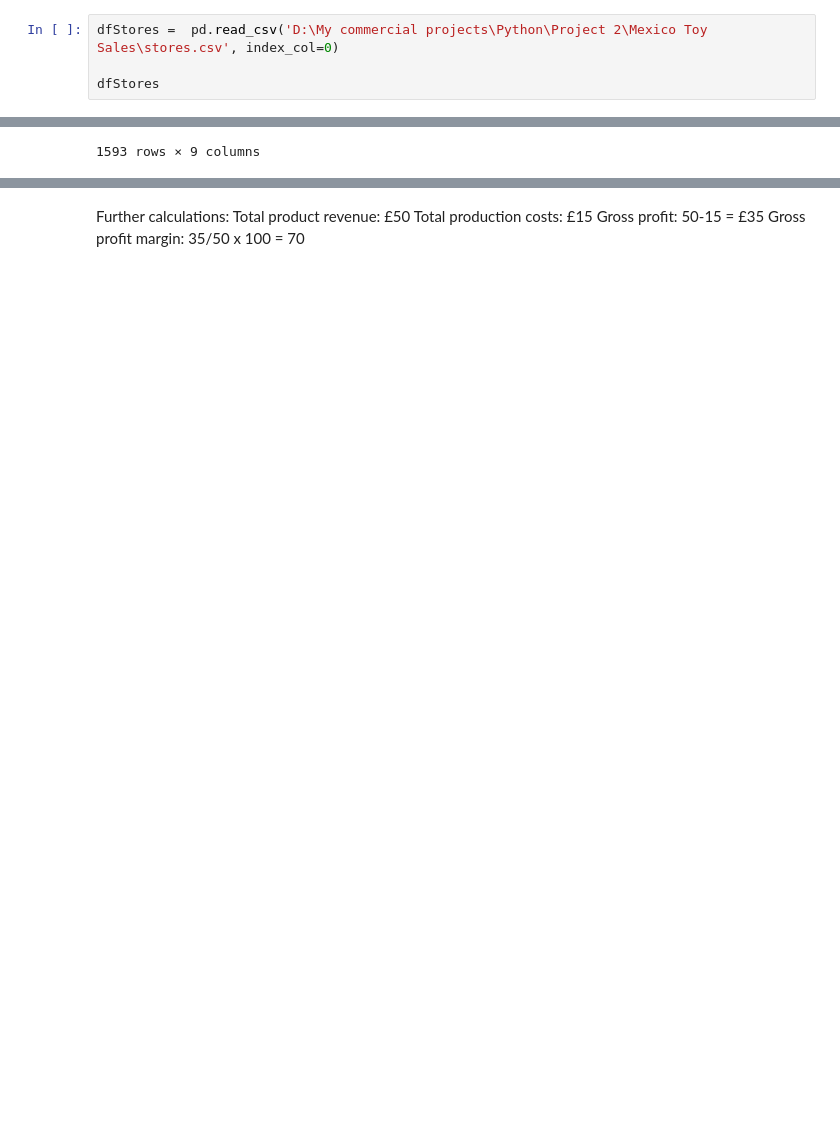
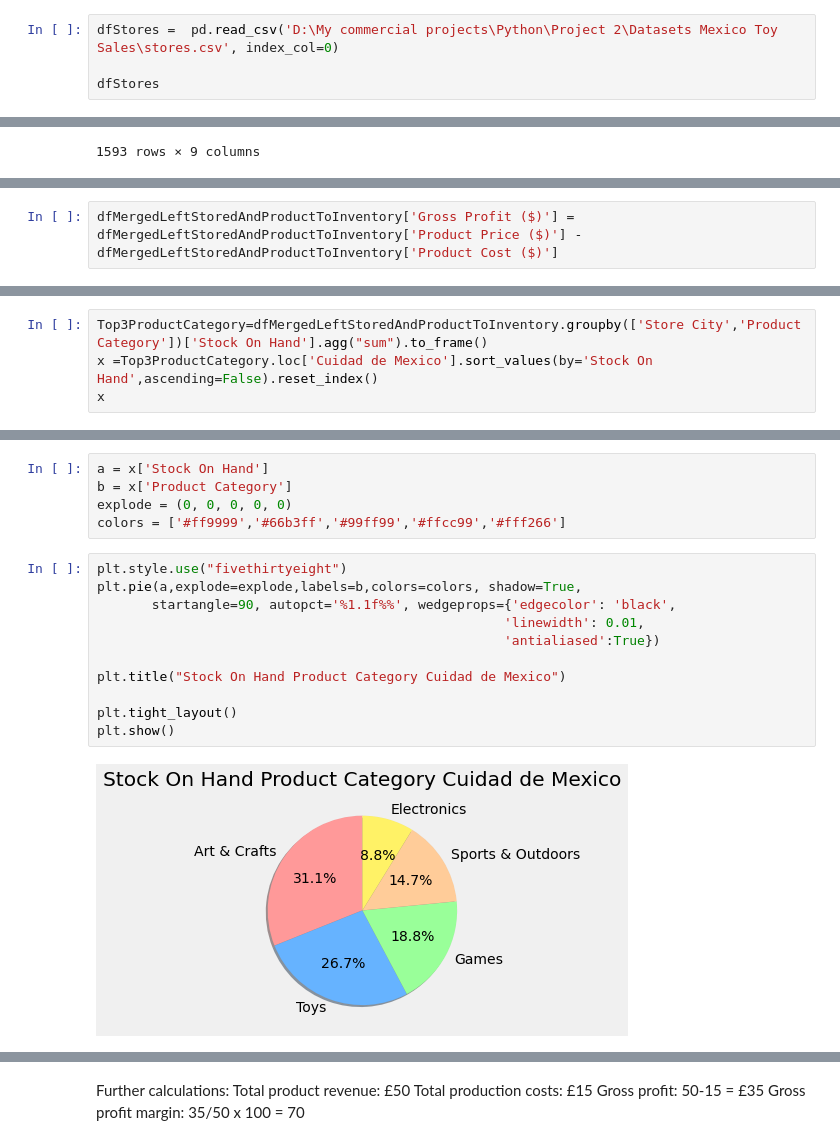
Before and after one commit to Lunczer93/Python_Project_2_Mexico_Toy_Sales, a Jupyter notebook: Python Project 2 Mexico Toy Sales.ipynb, the cells around one changed output, grey strips where cells are left out. Saved outputs shown, nothing was run; the diff lists cells and outputs as text; blank space fills up the shorter version.

```diff
--- a/Python Project 2 Mexico Toy Sales.ipynb
+++ b/Python Project 2 Mexico Toy Sales.ipynb
@@ -119,7 +120,7 @@ dfProducts
 | 34 | Toy Robot | Electronics | $20.99 | $25.99 |
 | 35 | Uno Card Game | Games | $3.99 | $7.99 |
 # %%
-dfStores =  pd.read_csv('D:\My commercial projects\Python\Project 2\Mexico Toy Sales\stores.csv', index_col=0)
+dfStores =  pd.read_csv('D:\My commercial projects\Python\Project 2\Datasets Mexico Toy Sales\stores.csv', index_col=0)
 
 dfStores
 # %% [output]
@@ -447,0 +451,2 @@ dfMergedLeftStoredAndProductToInventory
+# %%
+dfMergedLeftStoredAndProductToInventory['Gross Profit ($)'] = dfMergedLeftStoredAndProductToInventory['Product Price ($)'] - dfMergedLeftStoredAndProductToInventory['Product Cost ($)']
@@ -447,0 +529,4 @@ dfMergedLeftStoredAndProductToInventory
+# %%
+Top3ProductCategory=dfMergedLeftStoredAndProductToInventory.groupby(['Store City','Product Category'])['Stock On Hand'].agg("sum").to_frame()
+x =Top3ProductCategory.loc['Cuidad de Mexico'].sort_values(by='Stock On Hand',ascending=False).reset_index()
+x
@@ -447,0 +540,18 @@ dfMergedLeftStoredAndProductToInventory
+# %%
+a = x['Stock On Hand']
+b = x['Product Category']
+explode = (0, 0, 0, 0, 0)
+colors = ['#ff9999','#66b3ff','#99ff99','#ffcc99','#fff266']
+# %%
+plt.style.use("fivethirtyeight")
+plt.pie(a,explode=explode,labels=b,colors=colors, shadow=True,
+       startangle=90, autopct='%1.1f%%', wedgeprops={'edgecolor': 'black',
+                                                    'linewidth': 0.01,
+                                                    'antialiased':True})
+
+plt.title("Stock On Hand Product Category Cuidad de Mexico")
+
+plt.tight_layout()
+plt.show()
+# %% [output]
+[figure, added]
```
Also changed, not shown: parts of 18 cells of this notebook.
